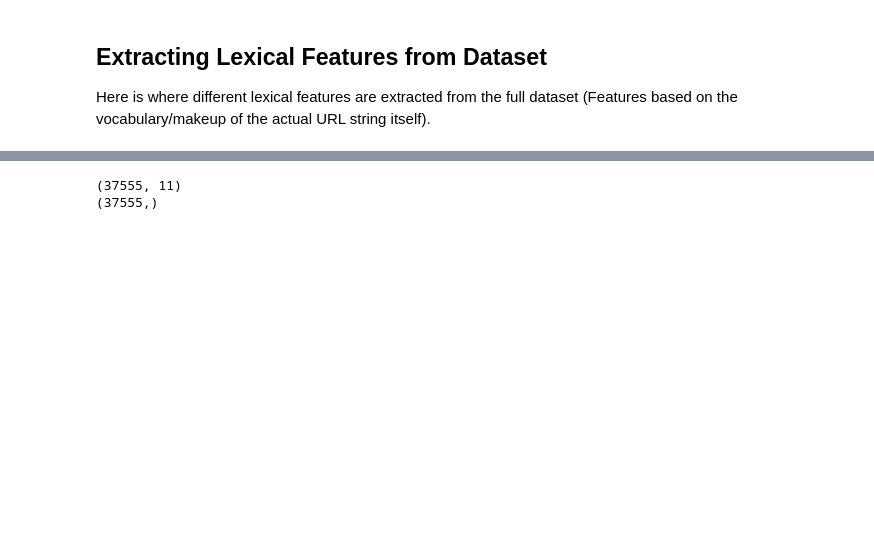
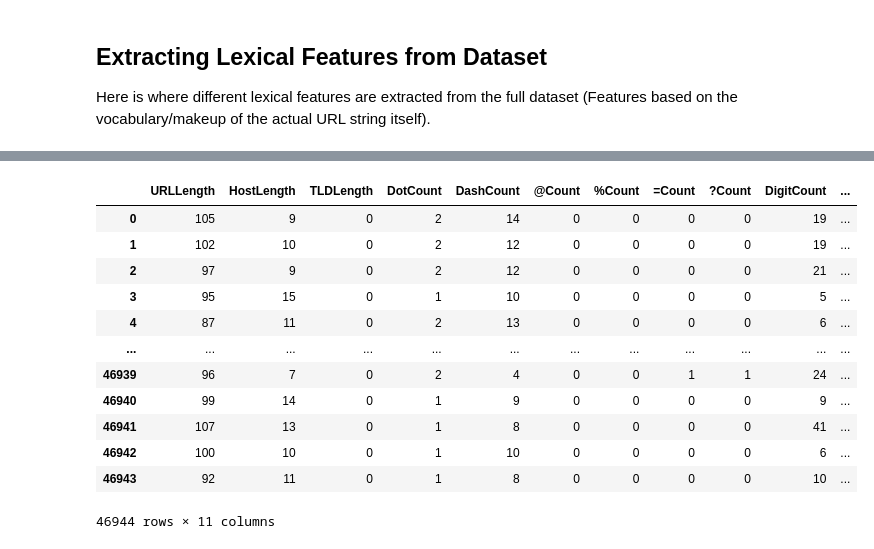
Before and after one commit to cmclearnon/QUB-CSC3032-FYP, a Jupyter notebook: src/ml/1DClassificationExp.ipynb, the cells around one changed output, grey strips where cells are left out. Cells and saved outputs as stored; diff of their text form; code cells hidden in the pictures; blank space fills up the shorter version.

```diff
--- a/src/ml/1DClassificationExp.ipynb
+++ b/src/ml/1DClassificationExp.ipynb
@@ -147,10 +80,24 @@ print(x_scaled.shape)
 # %%
-from sklearn.model_selection import train_test_split
+x = df_ft.drop('URLType', axis=1)
+y = df_ft["URLType"]
+
+display(x)
+
+x_scaled = preprocessing.scale(x)
 
 X_train, x_test, Y_train, y_test = train_test_split(x_scaled, y, test_size = 0.2, random_state = 0)
-print(X_train.shape)
-print(Y_train.shape)
 # %% [output]
+|  | URLLength | HostLength | TLDLength | DotCount | DashCount | @Count | %Count | =Count | ?Count | DigitCount | ... |
+| 0 | 105 | 9 | 0 | 2 | 14 | 0 | 0 | 0 | 0 | 19 | ... |
+| 1 | 102 | 10 | 0 | 2 | 12 | 0 | 0 | 0 | 0 | 19 | ... |
+| 2 | 97 | 9 | 0 | 2 | 12 | 0 | 0 | 0 | 0 | 21 | ... |
+| 3 | 95 | 15 | 0 | 1 | 10 | 0 | 0 | 0 | 0 | 5 | ... |
+| 4 | 87 | 11 | 0 | 2 | 13 | 0 | 0 | 0 | 0 | 6 | ... |
+| ... | ... | ... | ... | ... | ... | ... | ... | ... | ... | ... | ... |
+| 46939 | 96 | 7 | 0 | 2 | 4 | 0 | 0 | 1 | 1 | 24 | ... |
+| 46940 | 99 | 14 | 0 | 1 | 9 | 0 | 0 | 0 | 0 | 9 | ... |
+| 46941 | 107 | 13 | 0 | 1 | 8 | 0 | 0 | 0 | 0 | 41 | ... |
+| 46942 | 100 | 10 | 0 | 1 | 10 | 0 | 0 | 0 | 0 | 6 | ... |
+| 46943 | 92 | 11 | 0 | 1 | 8 | 0 | 0 | 0 | 0 | 10 | ... |
-(37555, 11)
-(37555,)
+46944 rows × 11 columns
 # %%
```
Also changed, not shown: parts of 24 cells of this notebook, 4 other files.
